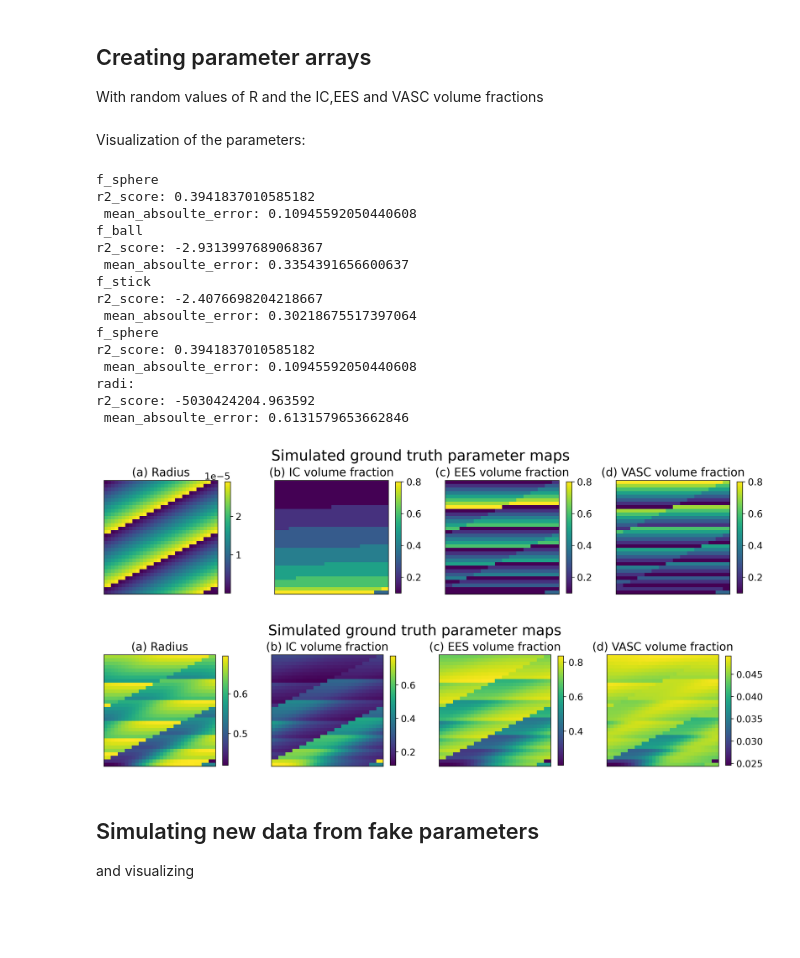
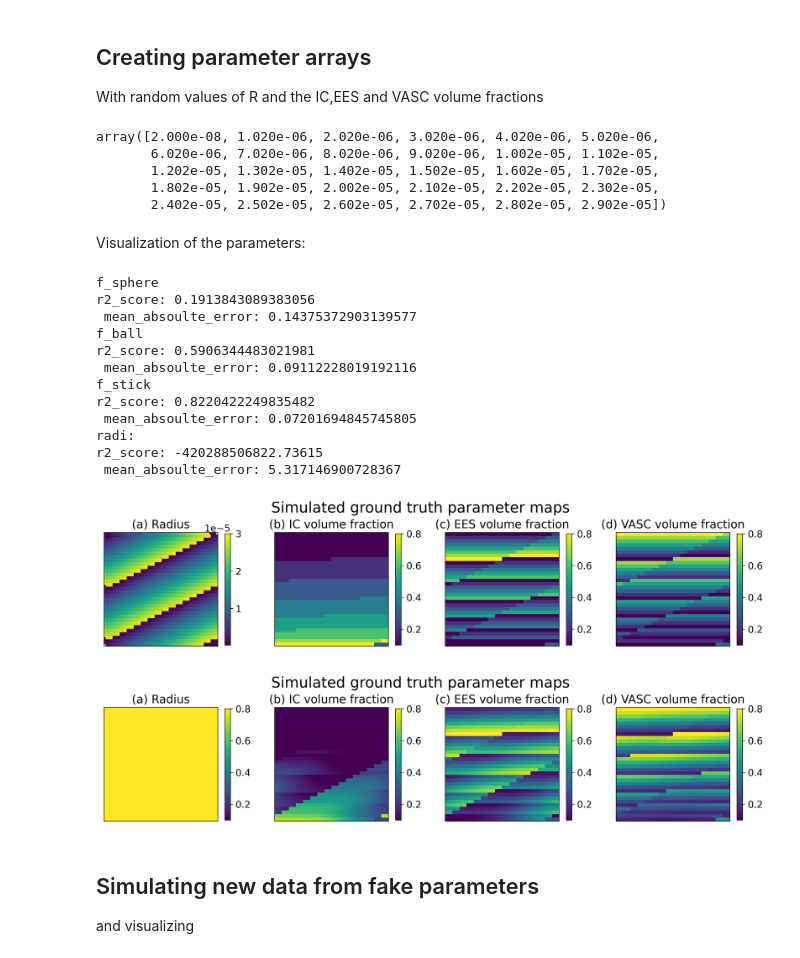
Before and after one commit to theavage/Master-project, a Jupyter notebook: network/simulate_data.ipynb, the cells around one changed output. Cells and saved outputs as stored; diff of their text form; code cells hidden in the pictures; blank space fills up the shorter version.

```diff
--- a/network/simulate_data.ipynb
+++ b/network/simulate_data.ipynb
@@ -74,6 +74,13 @@ all_combinations = all_comb(ic,ec,vasc,radi)
 final = fill(all_combinations,4)
 
 parameter_vector = np.array(final).reshape(32,32,4)
+radi
+# %% [output]
+array([2.000e-08, 1.020e-06, 2.020e-06, 3.020e-06, 4.020e-06, 5.020e-06,
+       6.020e-06, 7.020e-06, 8.020e-06, 9.020e-06, 1.002e-05, 1.102e-05,
+       1.202e-05, 1.302e-05, 1.402e-05, 1.502e-05, 1.602e-05, 1.702e-05,
+       1.802e-05, 1.902e-05, 2.002e-05, 2.102e-05, 2.202e-05, 2.302e-05,
+       2.402e-05, 2.502e-05, 2.602e-05, 2.702e-05, 2.802e-05, 2.902e-05])
 # %%
 pred_signal = np.load("results/signal_160_500_test.npy")[32:].reshape(32,32,160)
 pred_radi = np.load('results/radii_160_500_test.npy')[32:]
@@ -81,49 +88,42 @@ pred_f_sphere = np.load('results/f_sphere_160_500_test.npy')[32:]
 pred_f_ball = np.load('results/f_ball_160_500_test.npy')[32:]
 pred_f_stick = np.load('results/f_stick_160_500_test.npy')[32:]
 # %%
-pred_radi = np.load('results/radii_3466_4_fast.npy')[32:]
-pred_f_sphere = np.load('results/f_sphere_3466_4_fast.npy')[32:]
-pred_f_ball = np.load('results/f_ball_3466_4_fast.npy')[32:]
-pred_f_stick = np.load('results/f_stick_3466_4_fast.npy')[32:]
+pred_radi = np.load('results/radii_3466_10_fast.npy')[32:]
+pred_f_sphere = np.load('results/f_sphere_3466_10_fast.npy')[32:]
+pred_f_ball = np.load('results/f_ball_3466_10_fast.npy')[32:]
+pred_f_stick = np.load('results/f_stick_3466_10_fast.npy')[32:]
 # %% [markdown]
 Visualization of the parameters:
 # %%
 from sklearn.metrics import r2_score, mean_absolute_error
 print("f_sphere")
-print("r2_score: " +str(r2_score(parameter_vector[:,:,4].flatten(),pred_f_sphere.squeeze())))
-print(" mean_absoulte_error: " + str(mean_absolute_error(parameter_vector[:,:,4].flatten(),pred_f_sphere.squeeze())))
+print("r2_score: " +str(r2_score(parameter_vector[:,:,1].flatten(),pred_f_sphere.squeeze())))
+print(" mean_absoulte_error: " + str(mean_absolute_error(parameter_vector[:,:,1].flatten(),pred_f_sphere.squeeze())))
 
 print("f_ball")
-print("r2_score: " +str(r2_score(parameter_vector[:,:,5].flatten(),pred_f_ball.squeeze())))
-print(" mean_absoulte_error: " + str(mean_absolute_error(parameter_vector[:,:,5].flatten(),pred_f_ball.squeeze())))
+print("r2_score: " +str(r2_score(parameter_vector[:,:,2].flatten(),pred_f_ball.squeeze())))
+print(" mean_absoulte_error: " + str(mean_absolute_error(parameter_vector[:,:,2].flatten(),pred_f_ball.squeeze())))
 
 print("f_stick")
-print("r2_score: " +str(r2_score(parameter_vector[:,:,6].flatten(),pred_f_stick.squeeze())))
-print(" mean_absoulte_error: " + str(mean_absolute_error(parameter_vector[:,:,6].flatten(),pred_f_stick.squeeze())))
-
-print("f_sphere")
-print("r2_score: " +str(r2_score(parameter_vector[:,:,4].flatten(),pred_f_sphere.squeeze())))
-print(" mean_absoulte_error: " + str(mean_absolute_error(parameter_vector[:,:,4].flatten(),pred_f_sphere.squeeze())))
+print("r2_score: " +str(r2_score(parameter_vector[:,:,3].flatten(),pred_f_stick.squeeze())))
+print(" mean_absoulte_error: " + str(mean_absolute_error(parameter_vector[:,:,3].flatten(),pred_f_stick.squeeze())))
 
 print("radi:")
 print("r2_score: " + str(r2_score(parameter_vector[:,:,0].flatten(),pred_radi.squeeze())))
 print(" mean_absoulte_error: " + str(mean_absolute_error(parameter_vector[:,:,0].flatten(),pred_radi.squeeze())))
 # %% [output]
 f_sphere
-r2_score: 0.3941837010585182
- mean_absoulte_error: 0.10945592050440608
+r2_score: 0.1913843089383056
+ mean_absoulte_error: 0.14375372903139577
 f_ball
-r2_score: -2.9313997689068367
- mean_absoulte_error: 0.3354391656600637
+r2_score: 0.5906344483021981
+ mean_absoulte_error: 0.09112228019192116
 f_stick
-r2_score: -2.4076698204218667
- mean_absoulte_error: 0.30218675517397064
-f_sphere
-r2_score: 0.3941837010585182
- mean_absoulte_error: 0.10945592050440608
+r2_score: 0.8220422249835482
+ mean_absoulte_error: 0.07201694845745805
 radi:
-r2_score: -5030424204.963592
- mean_absoulte_error: 0.6131579653662846
+r2_score: -420288506822.73615
+ mean_absoulte_error: 5.317146900728367
 # %%
 import matplotlib.pyplot as plt
 import matplotlib.patches as patches
@@ -135,37 +135,44 @@ plt.rcParams['savefig.dpi'] = 300
 plt.rcParams['font.size'] = 13
 
 fig, ax = plt.subplots(1,4, figsize=(16,3.5))
 fig.suptitle('Simulated ground truth parameter maps',fontsize=20)
 
 names = ['(a) Radius','(b) IC volume fraction','(c) EES volume fraction', '(d) VASC volume fraction']
 
 image = ax[0].imshow(parameter_vector[:,:,0])
-fig.colorbar(image,ax=ax[0],shrink=0.8)
+mesh = ax[0].pcolormesh(parameter_vector[:,:,0])
+mesh.set_clim(0.02e-5,3e-5)
+fig.colorbar(mesh,ax=ax[0],shrink=0.8)
 ax[0].set_title(names[0])
 ax[0].get_xaxis().set_visible(False)
 ax[0].get_yaxis().set_visible(False)
 
 for i in [1,2,3]:
-    image = ax[i].imshow(parameter_vector[:,:,i+3])
+    image = ax[i].imshow(parameter_vector[:,:,i])
     fig.colorbar(image,ax=ax[i],shrink=0.8)
     ax[i].set_title(names[i])
     ax[i].get_xaxis().set_visible(False)
     ax[i].get_yaxis().set_visible(False)
 
 fig, ax = plt.subplots(1,4, figsize=(16,3.5))
 fig.suptitle('Simulated ground truth parameter maps',fontsize=20)
 
 predictions =  [pred_radi,pred_f_sphere,pred_f_ball ,pred_f_stick]
 
 for i in [0,1,2,3]:
     image = ax[i].imshow(predictions[i].reshape(32,32))
-    fig.colorbar(image,ax=ax[i],shrink=0.8)
+    mappable = image
+    if i == 0:
+        mappable.set_clim(0.02,30)
+    else:
+        mappable.set_clim(0.1, 0.8)
+    fig.colorbar(mappable, ax=ax[i], shrink=0.8)
     ax[i].set_title(names[i])
     ax[i].get_xaxis().set_visible(False)
     ax[i].get_yaxis().set_visible(False)
 # %% [output]
 [figure]
-[figure, old version]
+[figure, new version]
 # %% [markdown]
 ## Simulating new data from fake parameters
 and visualizing
```
Also changed, not shown: parts of 1 cell of this notebook, 10 other files.
